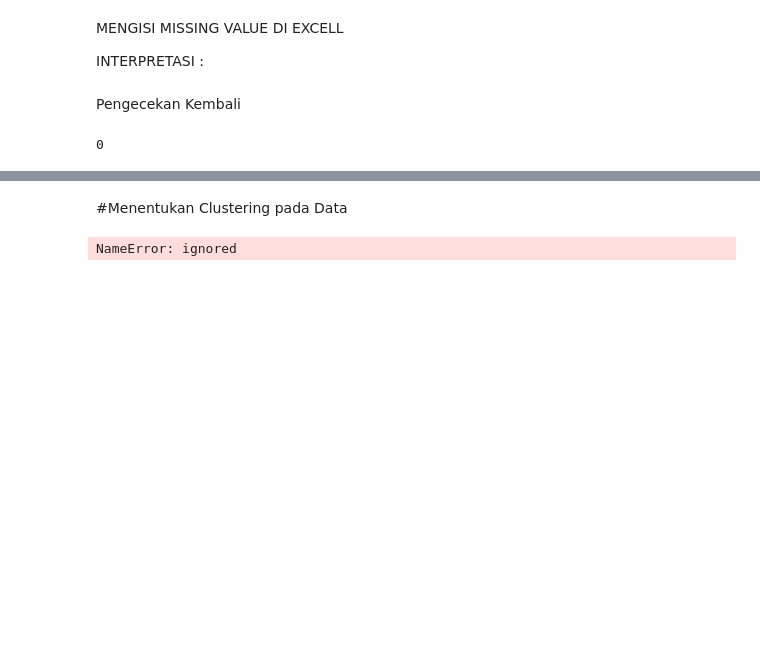
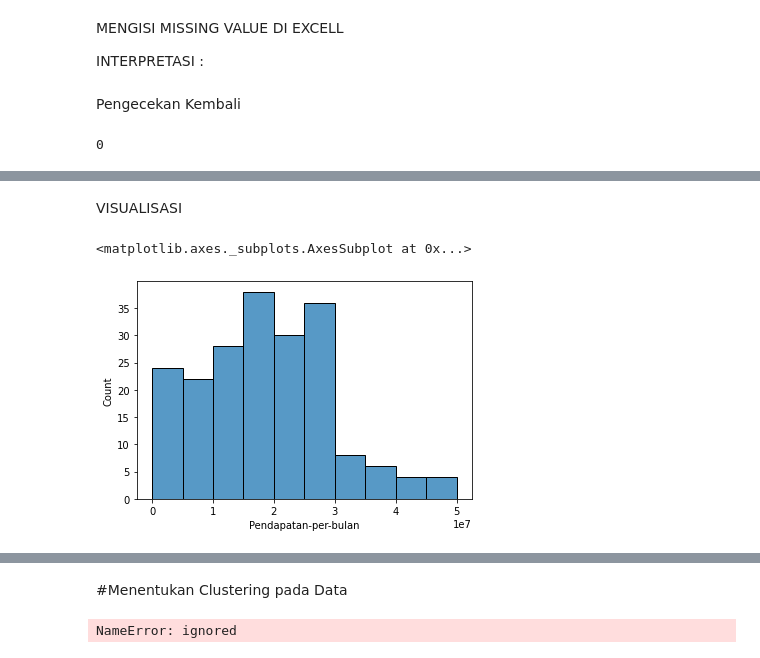
Before and after one commit to PoppyDalamaZain/Kelompok3, a Jupyter notebook: worksheet.ipynb, the cells around one changed output, grey strips where cells are left out. Saved outputs shown, nothing was run; the diff lists cells and outputs as text; code cells hidden in the pictures; blank space fills up the shorter version.

```diff
--- a/worksheet.ipynb
+++ b/worksheet.ipynb
@@ -141,0 +171,7 @@ data_baru.duplicated().sum()
+# %% [markdown]
+VISUALISASI
+# %%
+sns.histplot(data=data_baru, x='Pendapatan-per-bulan')
+# %% [output]
+<matplotlib.axes._subplots.AxesSubplot at 0x...>
+[figure, added]
```
Also changed, not shown: parts of 4 cells of this notebook.
